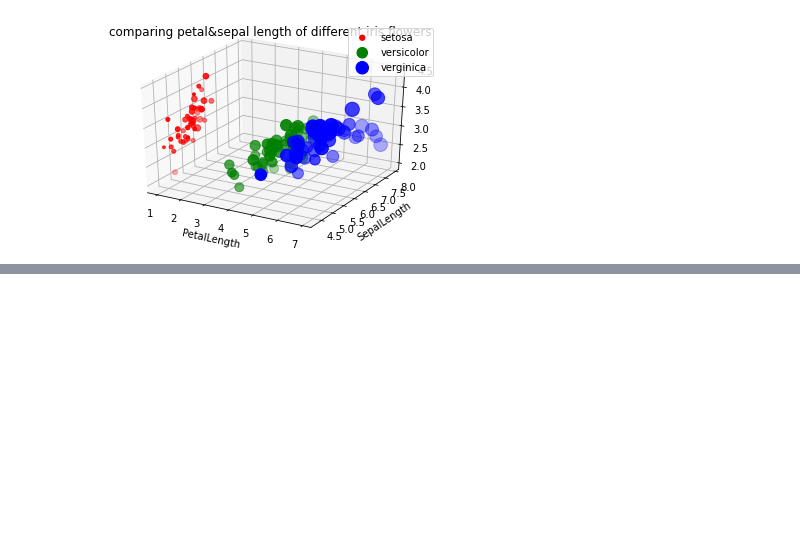
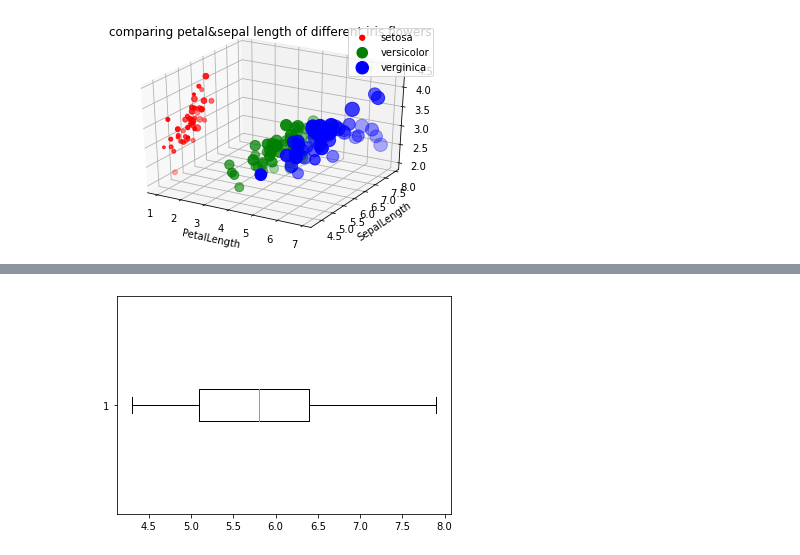
Before and after one commit to Plaifha/data_viz_2022, a Jupyter notebook: DataViz02_Data_Distribution_.ipynb, the cells around one changed output, grey strips where cells are left out. Cells and saved outputs as stored; diff of their text form; code cells hidden in the pictures; blank space fills up the shorter version.

```diff
--- a/DataViz02_Data_Distribution_.ipynb
+++ b/DataViz02_Data_Distribution_.ipynb
@@ -173,0 +190,4 @@ plt.title('comparing petal&sepal length of different iris flowers');
+# %%
+plt.boxplot(df['SepalLength'],vert=False); # vert=False(แนวนอน),vert=True(แนวตั้ง)
+# %% [output]
+[figure, added]
```
Also changed, not shown: parts of 37 cells of this notebook.
